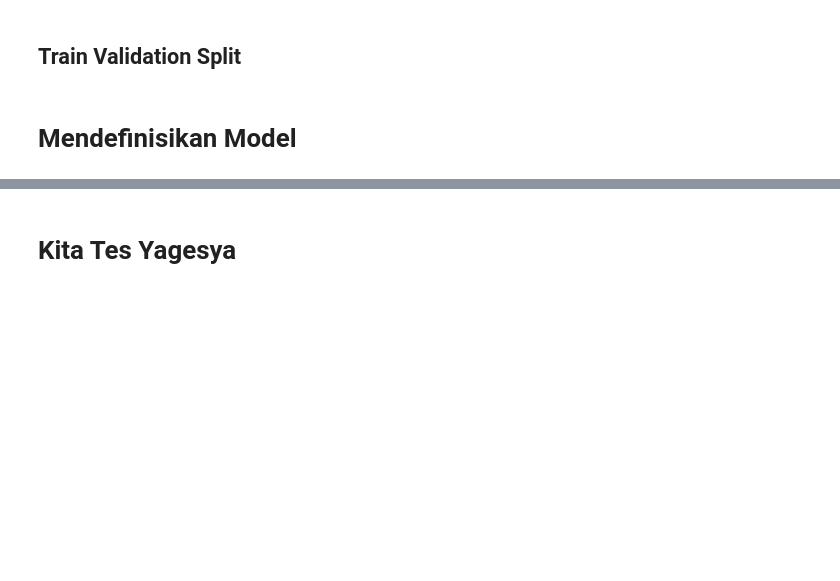
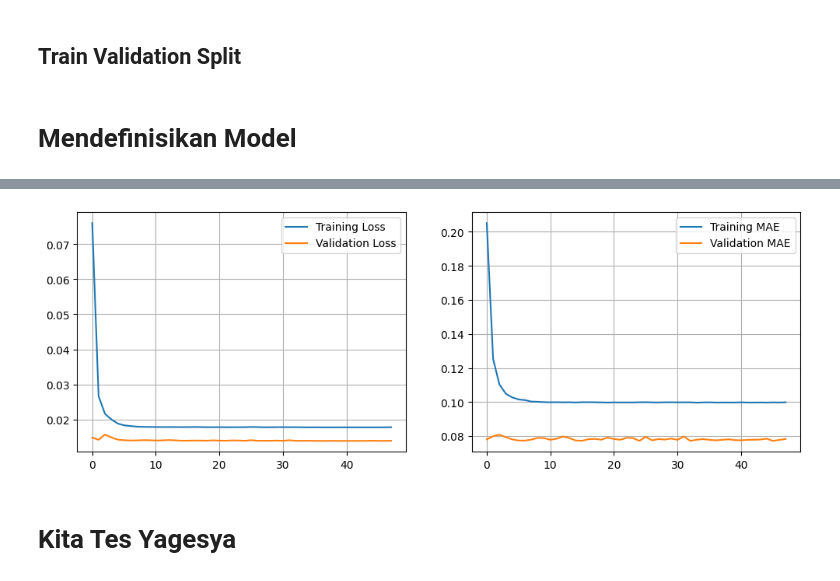
Before and after one commit to Topi-Batu/TaniLink-ML-Model, a Jupyter notebook: Topi Batu_ML_Development_Revision.ipynb, the cells around one changed output, grey strips where cells are left out. Drawn from its saved outputs; the diff is of its cells as text; code cells hidden in the pictures; blank space fills up the shorter version.

```diff
--- a/Topi Batu_ML_Development_Revision.ipynb
+++ b/Topi Batu_ML_Development_Revision.ipynb
@@ -53,9 +80,6 @@ x_valid = prices[split_time:]
 # %%
-window_size=64
-batch_size=256
-shuffle_buffer_size=1000
-
-train_set=windowed_dataset(x_train, window_size, batch_size, shuffle_buffer_size)
-validation_set=windowed_dataset(x_valid, window_size, batch_size, shuffle_buffer_size)
+# Window Dataset
+train_set = windowed_dataset(x_train, window_size, batch_size, shuffle_buffer_size)
+valid_set = windowed_dataset(x_valid, window_size, batch_size, shuffle_buffer_size)
 # %% [markdown]
 # Mendefinisikan Model
@@ -119,2 +180,21 @@ Epoch 58/100
+# %%
+# Plot the training and validation loss
+plt.figure(figsize=(12, 4))
+
+plt.subplot(1, 2, 1)
+plt.plot(history.history['loss'], label='Training Loss')
+plt.plot(history.history['val_loss'], label='Validation Loss')
+plt.legend()
+plt.grid(True)
+
+plt.subplot(1, 2, 2)
+plt.plot(history.history['mae'], label='Training MAE')
+plt.plot(history.history['val_mae'], label='Validation MAE')
+plt.legend()
+plt.grid(True)
+
+plt.show()
+# %% [output]
+[figure, added]
 # %% [markdown]
 # Kita Tes Yagesya
```
Also changed, not shown: parts of 54 cells of this notebook, 7 other files.
